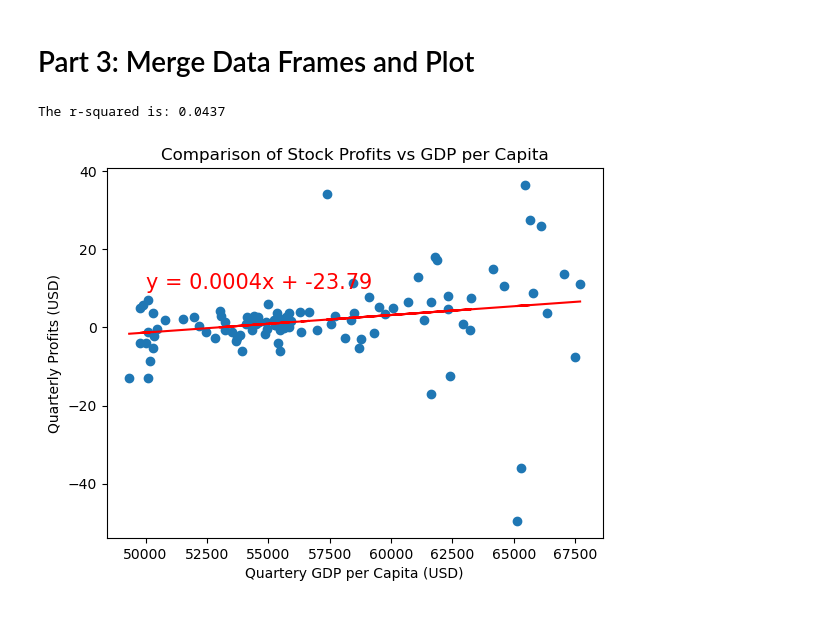
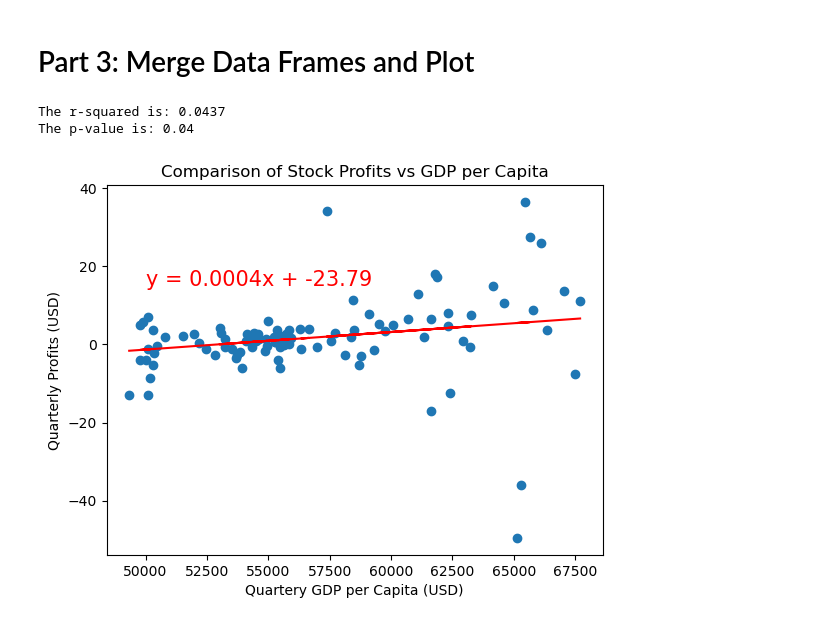
Before and after one commit to OwenNam001/project1_group1, a Jupyter notebook: StockAnalysis/stock_profits_vs_gdp_ys.ipynb, the cells around one changed output. Cells and saved outputs as stored; diff of their text form; code cells hidden in the pictures.

```diff
--- a/StockAnalysis/stock_profits_vs_gdp_ys.ipynb
+++ b/StockAnalysis/stock_profits_vs_gdp_ys.ipynb
@@ -148,27 +148,29 @@ gdp_df = gdp_df.loc[:, ['Year', 'Month', 'value']]
 # %%
 # Combine both data frames
 combined_df = pd.merge(gdp_df, ticker_df, how='inner', on=['Year','Month'])
 
 # Add the linear regression equation and line to plot
 x_values = combined_df['value']
 y_values = combined_df['Monthly Profits']
 (slope, intercept, rvalue, pvalue, stderr) = linregress(x_values, y_values)
 regress_values = x_values * slope + intercept
 line_eq = "y = " + str(round(slope,4)) + "x + " + str(round(intercept,2))
 plt.scatter(x_values,y_values)
 plt.plot(x_values,regress_values,"r-")
 
 # Adjust the annotated location as required
-plt.annotate(line_eq,(50000,10),fontsize=15,color="red")
+plt.annotate(line_eq,(50000,15),fontsize=15,color="red")
 plt.xlabel('Quartery GDP per Capita (USD)')
 plt.ylabel('Quarterly Profits (USD)')
 plt.title(f'Comparison of Stock Profits vs GDP per Capita')
 
 # Print the r squared value
 print(f"The r-squared is: {round(rvalue**2, 4)}")
+print(f"The p-value is: {round(pvalue, 4)}")
 
 # Show plot
 plt.show()
 # %% [output]
 The r-squared is: 0.0437
+The p-value is: 0.04
-[figure, old version]
+[figure, new version]
```
Also changed, not shown: parts of 1 cell of this notebook, 1 other file.
